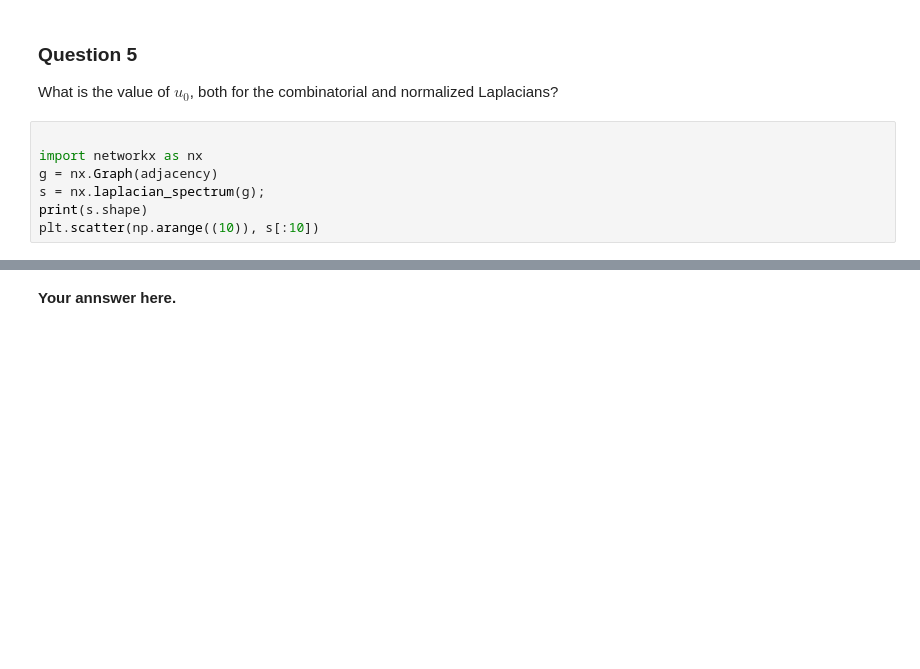
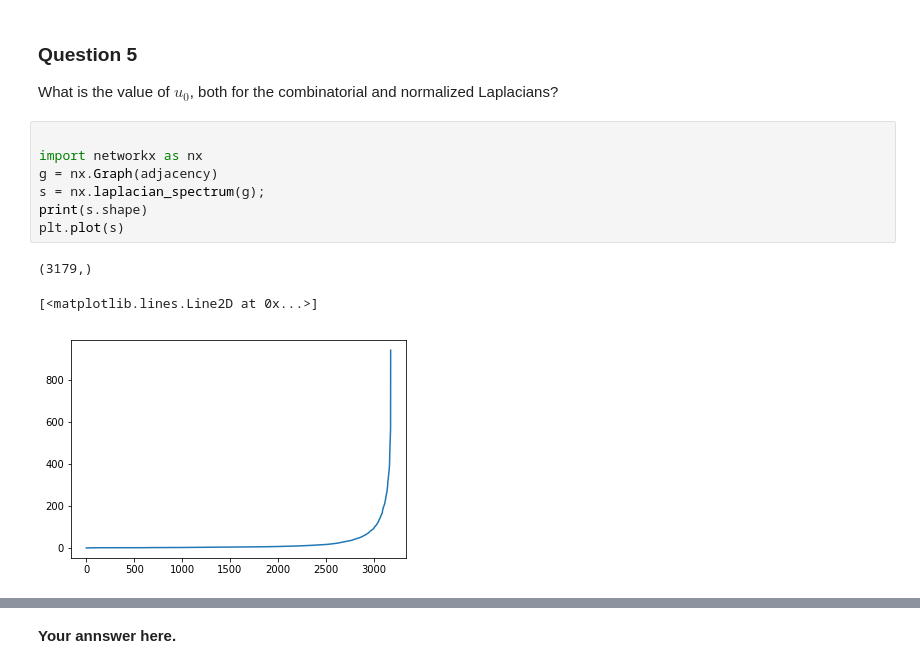
Before and after one commit to rusucosmin/ntp, a Jupyter notebook: 3_spectral_graph_theory.ipynb, the cells around one changed output, grey strips where cells are left out. Drawn from its saved outputs; the diff is of its cells as text; blank space fills up the shorter version.

```diff
--- a/3_spectral_graph_theory.ipynb
+++ b/3_spectral_graph_theory.ipynb
@@ -133,9 +138,13 @@ What is the value of $u_0$, both for the combinatorial and normalized Laplacians
 # %%
 
 import networkx as nx
 g = nx.Graph(adjacency)
 s = nx.laplacian_spectrum(g);
 print(s.shape)
-plt.scatter(np.arange((10)), s[:10])
+plt.plot(s)
+# %% [output]
+(3179,)
+[<matplotlib.lines.Line2D at 0x...>]
+[figure, added]
 # %%
 plt.scatter(np.arange(eigenvalues.shape[0]), eigenvector_sorted[:,0])
```
Also changed, not shown: parts of 6 cells of this notebook.
